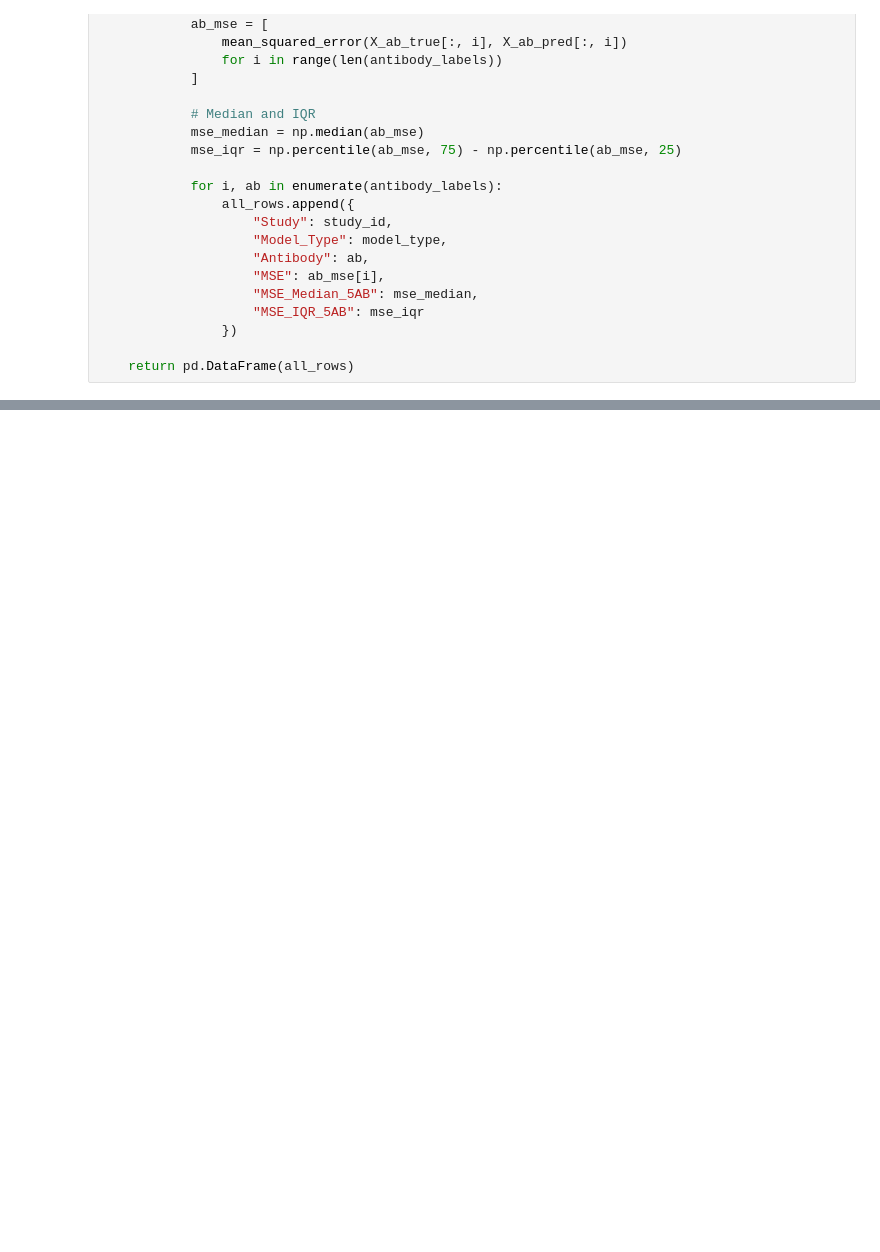
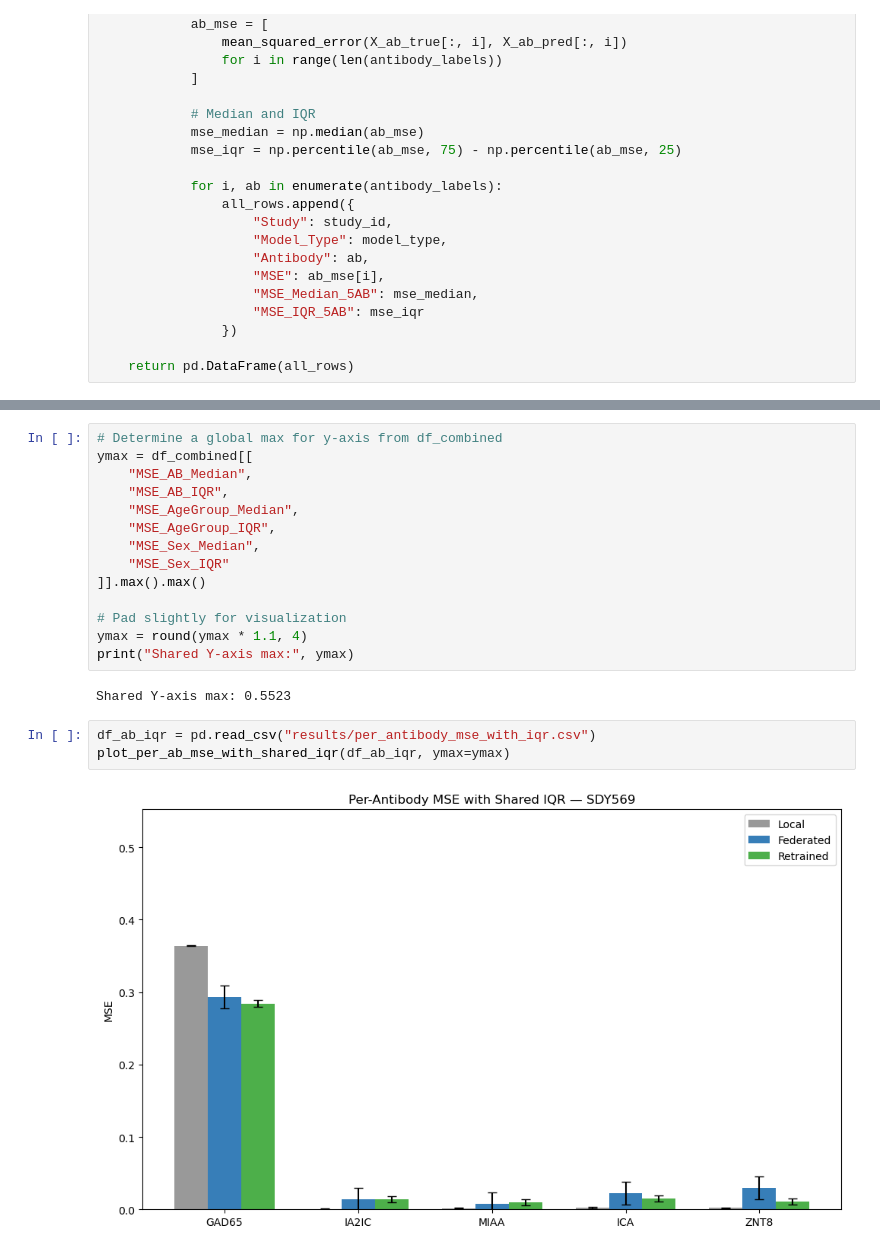
Before and after one commit to NIH-NLM/oadr-autoantibody, a Jupyter notebook: ipynb/federated_analysis_simulation_3x3.ipynb, the cells around one changed output, grey strips where cells are left out. Drawn from its saved outputs; the diff is of its cells as text; blank space fills up the shorter version.

```diff
--- a/ipynb/federated_analysis_simulation_3x3.ipynb
+++ b/ipynb/federated_analysis_simulation_3x3.ipynb
@@ -845,0 +981,21 @@ plt.show()
+# %%
+# Determine a global max for y-axis from df_combined
+ymax = df_combined[[
+    "MSE_AB_Median",
+    "MSE_AB_IQR",
+    "MSE_AgeGroup_Median",
+    "MSE_AgeGroup_IQR",
+    "MSE_Sex_Median",
+    "MSE_Sex_IQR"
+]].max().max()
+
+# Pad slightly for visualization
+ymax = round(ymax * 1.1, 4)
+print("Shared Y-axis max:", ymax)
+# %% [output]
+Shared Y-axis max: 0.5523
+# %%
+df_ab_iqr = pd.read_csv("results/per_antibody_mse_with_iqr.csv")
+plot_per_ab_mse_with_shared_iqr(df_ab_iqr, ymax=ymax)
+# %% [output]
+[figure, added]
```
Also changed, not shown: parts of 9 cells of this notebook, 2 other files.
